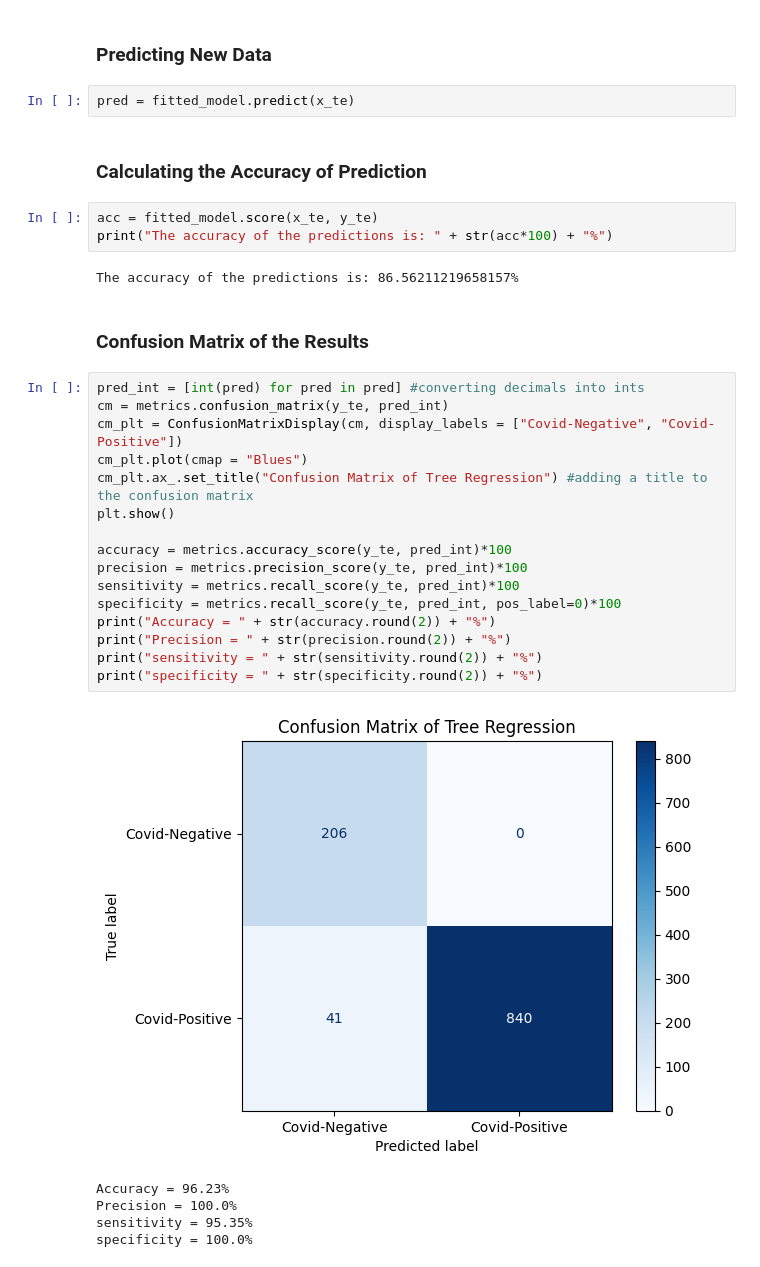
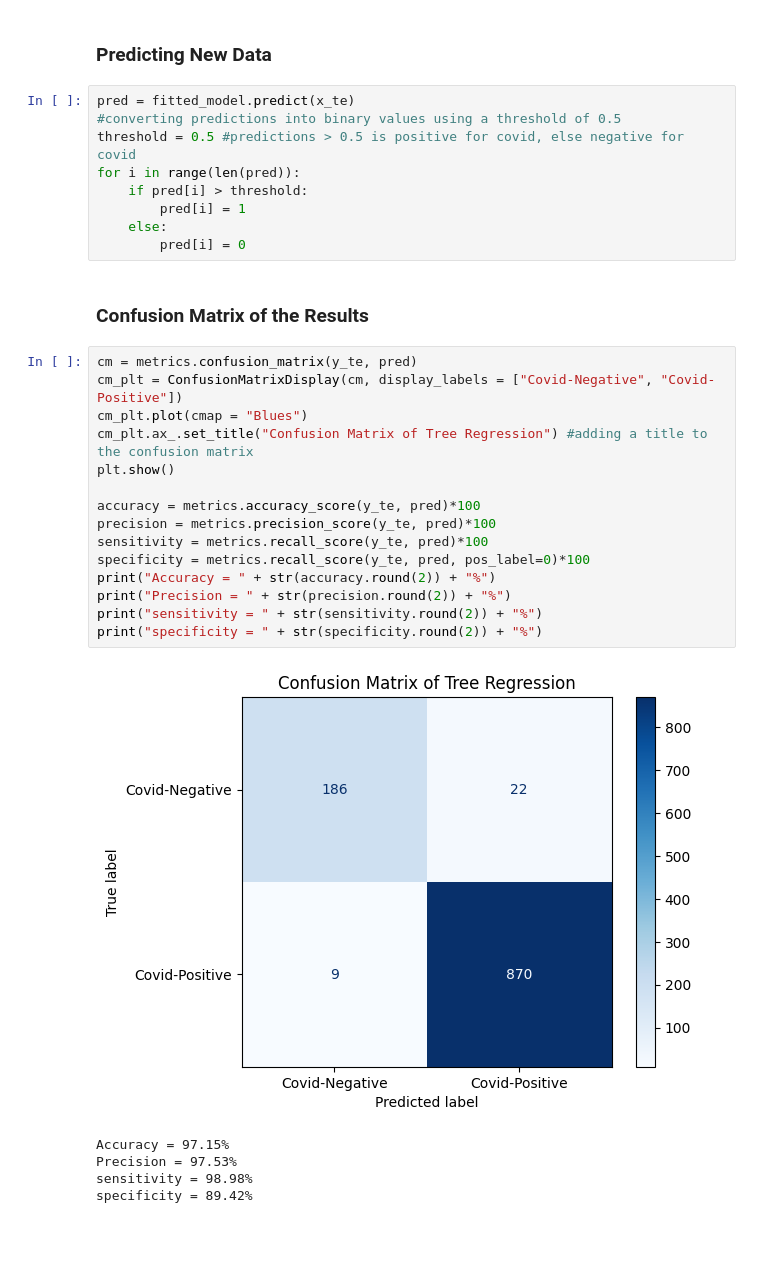
Before and after one commit to nschultze/Predicting-Covid-Cases-Through-Machine-Learning-Algorithms, a Jupyter notebook: TreeRegressionAlgorithm.ipynb, the cells around one changed output. Drawn from its saved outputs; the diff is of its cells as text; blank space fills up the shorter version.

```diff
--- a/TreeRegressionAlgorithm.ipynb
+++ b/TreeRegressionAlgorithm.ipynb
@@ -107,34 +104,33 @@ DecisionTreeRegressor()
 ### Predicting New Data
 # %%
 pred = fitted_model.predict(x_te)
+#converting predictions into binary values using a threshold of 0.5
+threshold = 0.5 #predictions > 0.5 is positive for covid, else negative for covid
+for i in range(len(pred)):
+    if pred[i] > threshold:
+        pred[i] = 1
+    else:
+        pred[i] = 0
-# %% [markdown]
-### Calculating the Accuracy of Prediction
-# %%
-acc = fitted_model.score(x_te, y_te)
-print("The accuracy of the predictions is: " + str(acc*100) + "%")
-# %% [output]
-The accuracy of the predictions is: 86.56211219658157%
 # %% [markdown]
 ### Confusion Matrix of the Results
 # %%
-pred_int = [int(pred) for pred in pred] #converting decimals into ints
-cm = metrics.confusion_matrix(y_te, pred_int)
+cm = metrics.confusion_matrix(y_te, pred)
 cm_plt = ConfusionMatrixDisplay(cm, display_labels = ["Covid-Negative", "Covid-Positive"])
 cm_plt.plot(cmap = "Blues")
 cm_plt.ax_.set_title("Confusion Matrix of Tree Regression") #adding a title to the confusion matrix
 plt.show()
 
-accuracy = metrics.accuracy_score(y_te, pred_int)*100
-precision = metrics.precision_score(y_te, pred_int)*100
-sensitivity = metrics.recall_score(y_te, pred_int)*100
-specificity = metrics.recall_score(y_te, pred_int, pos_label=0)*100
+accuracy = metrics.accuracy_score(y_te, pred)*100
+precision = metrics.precision_score(y_te, pred)*100
+sensitivity = metrics.recall_score(y_te, pred)*100
+specificity = metrics.recall_score(y_te, pred, pos_label=0)*100
 print("Accuracy = " + str(accuracy.round(2)) + "%")
 print("Precision = " + str(precision.round(2)) + "%")
 print("sensitivity = " + str(sensitivity.round(2)) + "%")
 print("specificity = " + str(specificity.round(2)) + "%")
 # %% [output]
-[figure, old version]
+[figure, new version]
-Accuracy = 96.23%
-Precision = 100.0%
-sensitivity = 95.35%
-specificity = 100.0%
+Accuracy = 97.15%
+Precision = 97.53%
+sensitivity = 98.98%
+specificity = 89.42%
```
Also changed, not shown: parts of 1 cell of this notebook, 2 other files.
